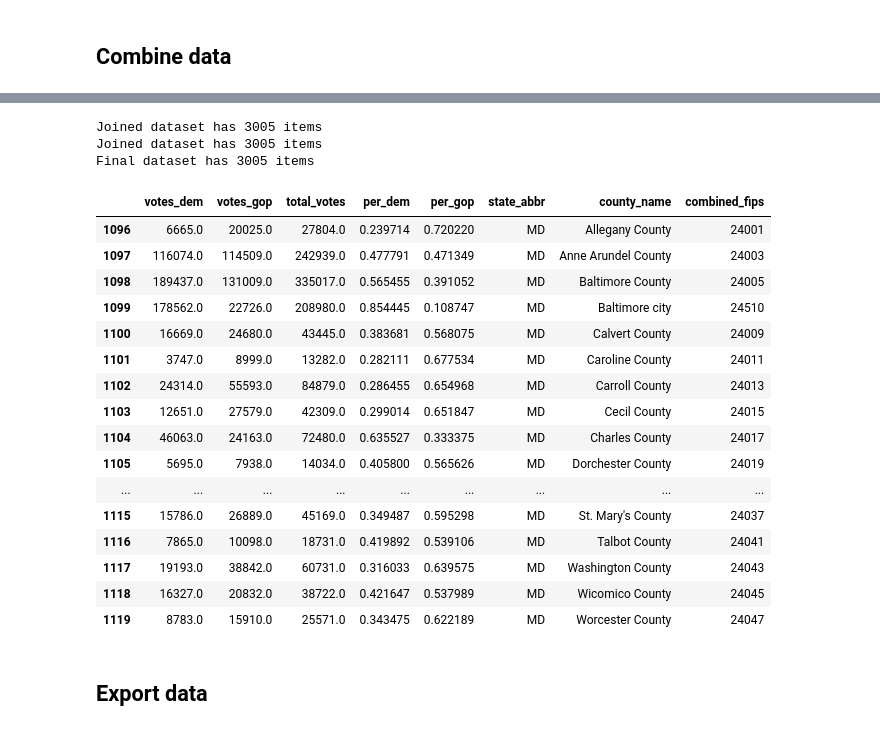
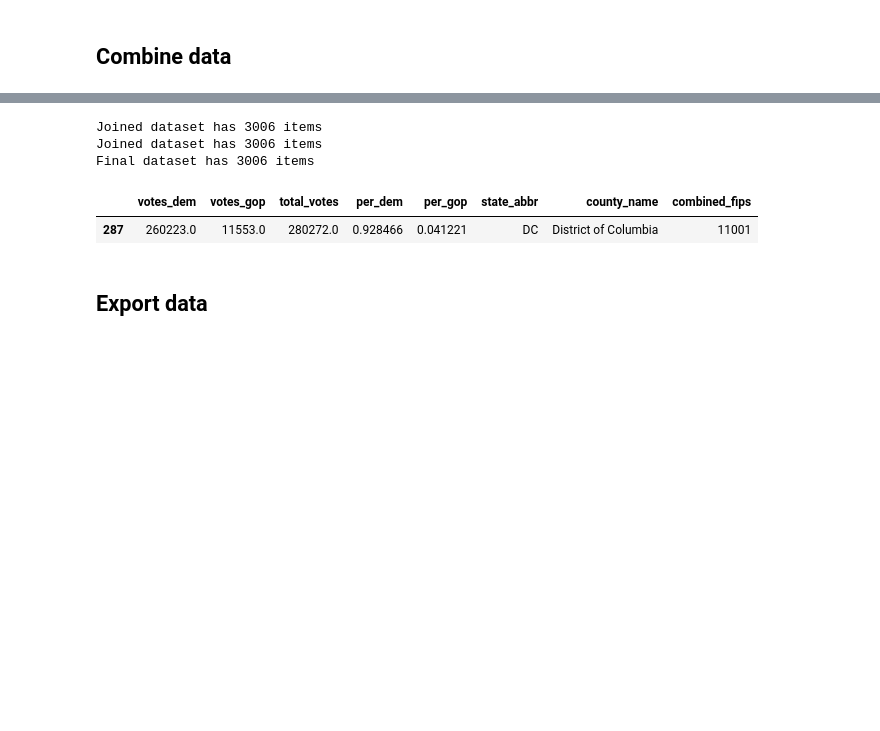
Before and after one commit to tonmcg/US_County_Level_Election_Results_08-20, a Jupyter notebook: 2016_US_County_Level_Presidential_Results.ipynb, the cells around one changed output, grey strips where cells are left out. Drawn from its saved outputs; the diff is of its cells as text; code cells hidden in the pictures; blank space fills up the shorter version.

Commit message:
Fixed DC County Name
Fixed county_name value in townhall data for DC to match census county_name value

```diff
--- a/2016_US_County_Level_Presidential_Results.ipynb
+++ b/2016_US_County_Level_Presidential_Results.ipynb
@@ -90,3 +77,6 @@ townhall[townhall['state_abbr'] == 'MD']
+# %%
+# fix for townhall Washington D.C. 'county name' to match census data 'county name'
+townhall.loc[townhall['state_abbr'] == 'DC', 'county_name'] = 'District of Columbia'
 # %%
 # strip out state abbreviations and county names from townhall
 townhall_counties = townhall[['state_abbr','county_name']].drop_duplicates().reset_index().drop('index',1)
@@ -346,53 +223,38 @@ combined_pivot = party_pivot.join(total_pivot, lsuffix='', rsuffix='_r')
 print('Joined dataset has ' + str(combined_pivot.shape[0]) + ' items')
 combined_pivot
 
 # add percentages for each R and D of total votes
 # calculate percentage of total vote per major candidates
 combined_pivot['per_dem'] = combined_pivot['votes_dem'] / combined_pivot['total_votes']
 combined_pivot['per_gop'] = combined_pivot['votes_gop'] / combined_pivot['total_votes']
 combined_pivot
 
 # join pivotted and unpivotted data
 right = census.set_index('combined')
 # left = combined_pivot.set_index('combined')
 
 county_level_final = combined_pivot.join(right, lsuffix='', rsuffix='_r')
 county_level_final = county_level_final.reset_index()
 print('Joined dataset has ' + str(county_level_final.shape[0]) + ' items')
 county_level_final
 
 # create FIPS columns for visualizations
 county_level_final['combined_fips'] = county_level_final['state_fips'].apply(lambda x: x.lstrip('0')) + county_level_final['county_fips']
 county_level_final
 
 # drop irrelevant columns
 county_level_final = county_level_final.drop(['combined','county_fips','state_fips','fips_class_code'], axis=1)
 print('Final dataset has ' + str(county_level_final.shape[0]) + ' items')
 county_level_final
 
 # view data by selected state
-county_level_final[county_level_final['state_abbr'] == 'MD']
+county_level_final[county_level_final['state_abbr'] == 'DC']
 # %% [output]
-Joined dataset has 3005 items
-Joined dataset has 3005 items
-Final dataset has 3005 items
+Joined dataset has 3006 items
+Joined dataset has 3006 items
+Final dataset has 3006 items
 |  | votes_dem | votes_gop | total_votes | per_dem | per_gop | state_abbr | county_name | combined_fips |
-| 1096 | 6665.0 | 20025.0 | 27804.0 | 0.239714 | 0.720220 | MD | Allegany County | 24001 |
-| 1097 | 116074.0 | 114509.0 | 242939.0 | 0.477791 | 0.471349 | MD | Anne Arundel County | 24003 |
-| 1098 | 189437.0 | 131009.0 | 335017.0 | 0.565455 | 0.391052 | MD | Baltimore County | 24005 |
-| 1099 | 178562.0 | 22726.0 | 208980.0 | 0.854445 | 0.108747 | MD | Baltimore city | 24510 |
-| 1100 | 16669.0 | 24680.0 | 43445.0 | 0.383681 | 0.568075 | MD | Calvert County | 24009 |
-| 1101 | 3747.0 | 8999.0 | 13282.0 | 0.282111 | 0.677534 | MD | Caroline County | 24011 |
-| 1102 | 24314.0 | 55593.0 | 84879.0 | 0.286455 | 0.654968 | MD | Carroll County | 24013 |
-| 1103 | 12651.0 | 27579.0 | 42309.0 | 0.299014 | 0.651847 | MD | Cecil County | 24015 |
-| 1104 | 46063.0 | 24163.0 | 72480.0 | 0.635527 | 0.333375 | MD | Charles County | 24017 |
-| 1105 | 5695.0 | 7938.0 | 14034.0 | 0.405800 | 0.565626 | MD | Dorchester County | 24019 |
-| ... | ... | ... | ... | ... | ... | ... | ... | ... |
-| 1115 | 15786.0 | 26889.0 | 45169.0 | 0.349487 | 0.595298 | MD | St. Mary's County | 24037 |
-| 1116 | 7865.0 | 10098.0 | 18731.0 | 0.419892 | 0.539106 | MD | Talbot County | 24041 |
-| 1117 | 19193.0 | 38842.0 | 60731.0 | 0.316033 | 0.639575 | MD | Washington County | 24043 |
-| 1118 | 16327.0 | 20832.0 | 38722.0 | 0.421647 | 0.537989 | MD | Wicomico County | 24045 |
-| 1119 | 8783.0 | 15910.0 | 25571.0 | 0.343475 | 0.622189 | MD | Worcester County | 24047 |
+| 287 | 260223.0 | 11553.0 | 280272.0 | 0.928466 | 0.041221 | DC | District of Columbia | 11001 |
 # %% [markdown]
 ## Export data
 # %%
```
Also changed, not shown: parts of 12 cells of this notebook, 1 other file.
